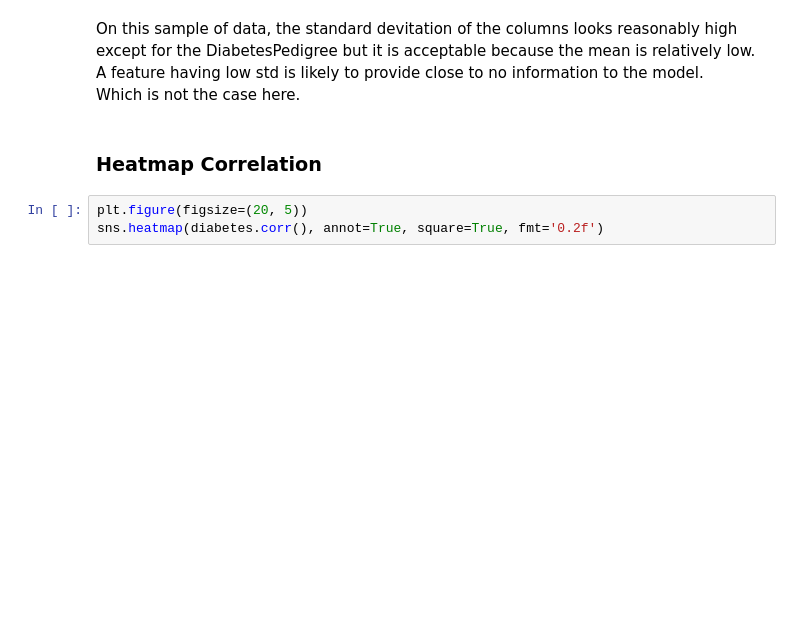
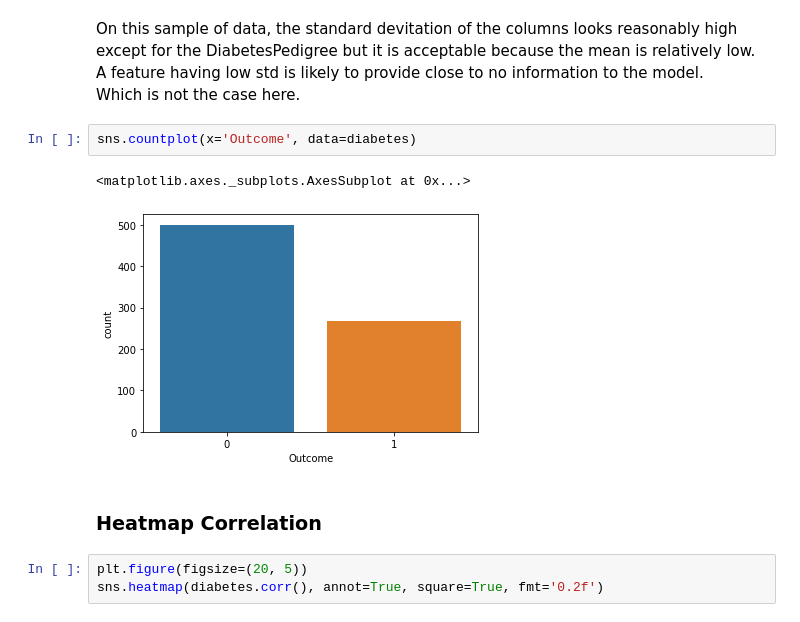
Before and after one commit to ConsciousML/Logistic-Regression-from-scratch, a Jupyter notebook: Logistic Regression.ipynb, the cells around one changed output. Cells and saved outputs as stored; diff of their text form; blank space fills up the shorter version.

```diff
--- a/Logistic Regression.ipynb
+++ b/Logistic Regression.ipynb
@@ -39,6 +40,11 @@ diabetes.describe()
 On this sample of data, the standard devitation of the columns looks reasonably high except for the DiabetesPedigree but it is acceptable because the mean is relatively low.<br>
 A feature having low std is likely to provide close to no information to the model.<br>
 Which is not the case here.
+# %%
+sns.countplot(x='Outcome', data=diabetes)
+# %% [output]
+<matplotlib.axes._subplots.AxesSubplot at 0x...>
+[figure, added]
 # %% [markdown]
 ### Heatmap Correlation
 # %%
```
Also changed, not shown: parts of 21 cells of this notebook.
